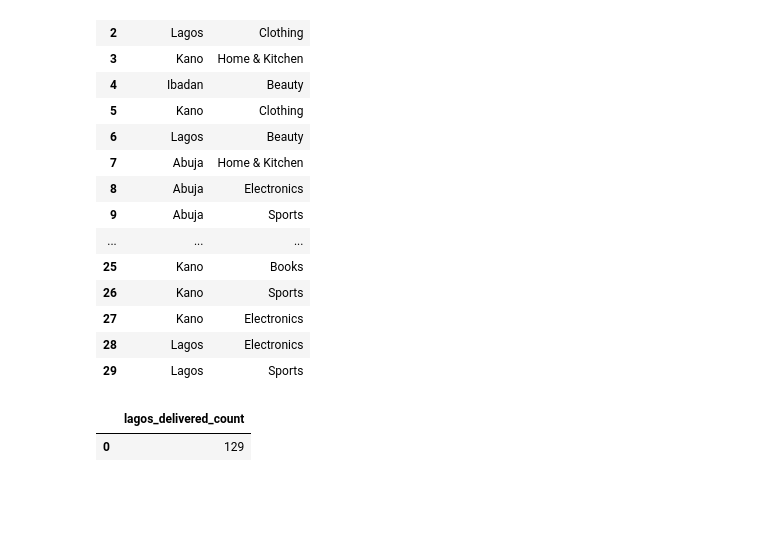
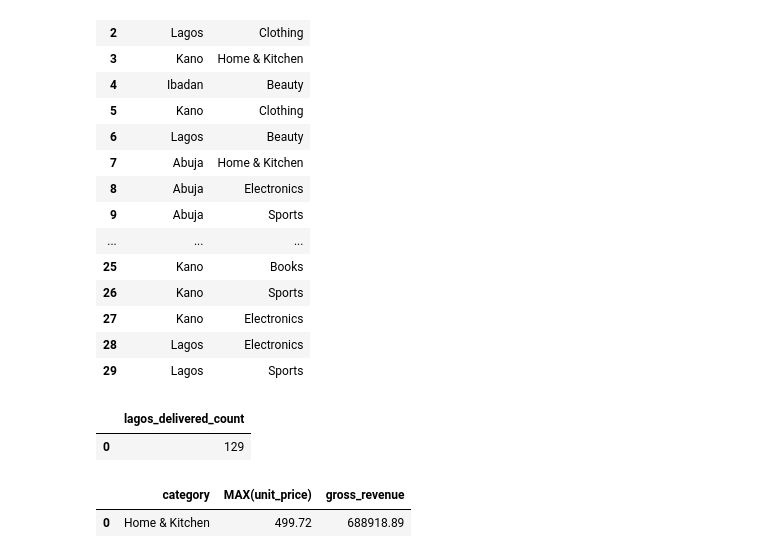
Before and after one commit to Thomasayanfeoluwa/2026-Python-Training-Class---Tutorial-For-Beginners, a Jupyter notebook: sqlite3.ipynb, the cells around one changed output. Cells and saved outputs as stored; diff of their text form; code cells hidden in the pictures; blank space fills up the shorter version.

```diff
--- a/sqlite3.ipynb
+++ b/sqlite3.ipynb
@@ -892,10 +892,16 @@ run_sql("""
 # %%
 """
 Challenge 5: The Ultimate Summary (Putting It All Together)
 Write a query that finds:
 1. The distinct count of categories available in the store.
 2. The maximum unit price found in the entire table.
 3. The sum of all total_amount values, renamed to gross_revenue.
 """
 
-run
+run_sql("""
+    SELECT DISTINCT category, MAX(unit_price), SUM(total_amount) AS gross_revenue
+    FROM orders;
+""")
+# %% [output]
+|  | category | MAX(unit_price) | gross_revenue |
+| 0 | Home & Kitchen | 499.72 | 688918.89 |
```
